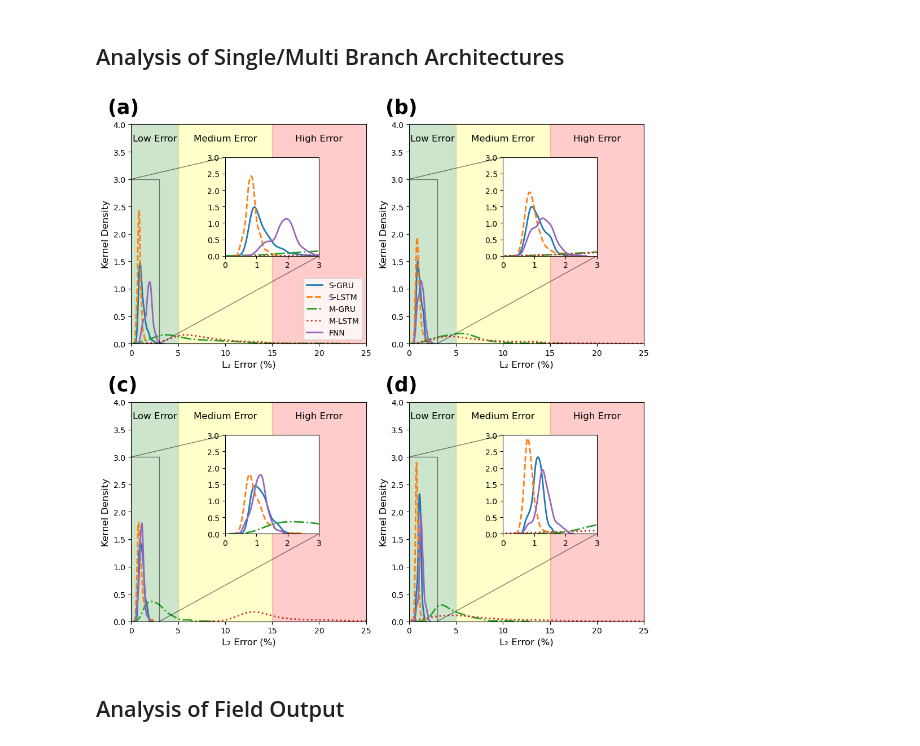
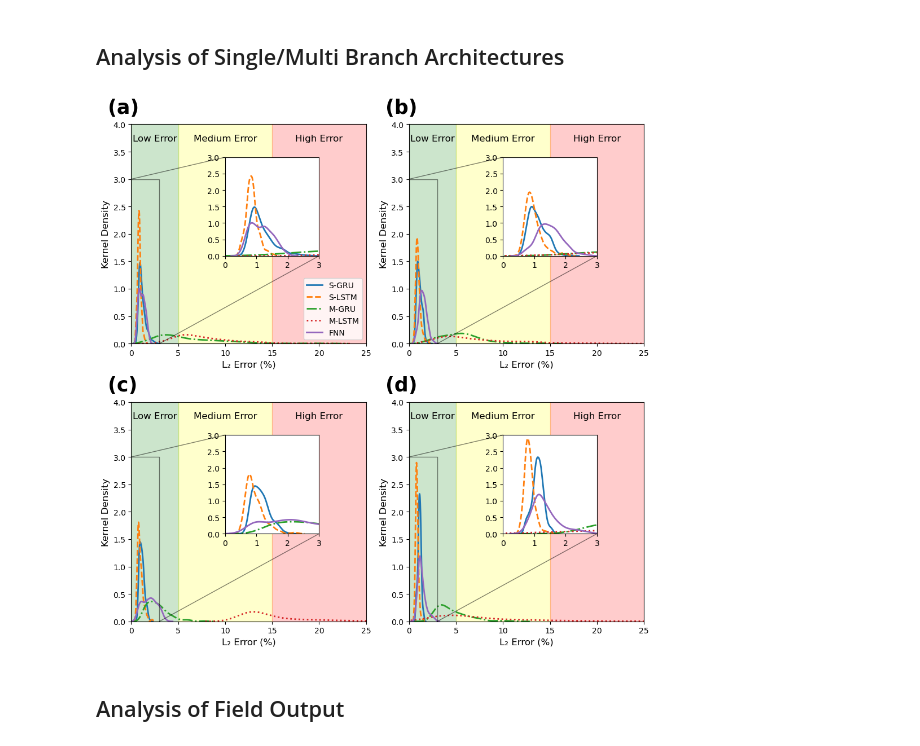
Before and after one commit to kkazuma19/CosmicRays-Operator, a Jupyter notebook: analysis.ipynb, the cells around one changed output. Cells and saved outputs as stored; diff of their text form; code cells hidden in the pictures.

```diff
--- a/analysis.ipynb
+++ b/analysis.ipynb
@@ -24,10 +24,10 @@ slstm_30 = np.load(sdata_dir + 'lstm_window_30_results.npy')[:, 3] * 100
 slstm_60 = np.load(sdata_dir + 'lstm_window_60_results.npy')[:, 3] * 100
 slstm_90 = np.load(sdata_dir + 'lstm_window_90_results.npy')[:, 3] * 100
 
-fnn_7 = np.load(sdata_dir + 'fnn_window_7_results.npy')[:, 3] * 100
-fnn_30 = np.load(sdata_dir + 'fnn_window_30_results.npy')[:, 3] * 100
-fnn_60 = np.load(sdata_dir + 'fnn_window_60_results.npy')[:, 3] * 100
-fnn_90 = np.load(sdata_dir + 'fnn_window_90_results.npy')[:, 3] * 100
+fnn_7 = np.load(sdata_dir + 'fnn_window_7_results_1.npy')[:, 3] * 100
+fnn_30 = np.load(sdata_dir + 'fnn_window_30_results_1.npy')[:, 3] * 100
+fnn_60 = np.load(sdata_dir + 'fnn_window_60_results_1.npy')[:, 3] * 100
+fnn_90 = np.load(sdata_dir + 'fnn_window_90_results_1.npy')[:, 3] * 100
 
 # Load multi-branch GRU/LSTM results
 mgru_7 = np.load(mdata_dir + 'gru_window_7_results.npy')[:, 3] * 100
@@ -84,34 +84,34 @@ for i, ax in enumerate(ax.flat):
     # Define zoom-in region
     x_zoom_min, x_zoom_max = 0, 3  # Region of interest for zooming
 
     # Adding zoomed-in inset (all models)
     axins = ax.inset_axes([0.4, 0.4, 0.4, 0.45])  # x, y, width, height
     for data, label, ls in zip(data_list[i], model_labels, line_styles):
         sns.kdeplot(data, ax=axins, label=label, linestyle=ls, linewidth=2)
 
     axins.set_xlim(x_zoom_min, x_zoom_max)  # Limit x-axis
     axins.set_ylim(0, 3.0)  # Limit y-axis
     axins.set_ylabel("")
 
 
     # Connect zoomed-in region to main plot
     ax.indicate_inset_zoom(axins, edgecolor="black")
 
     # Add shaded regions to indicate low, medium, and high error areas
     ax.axvspan(0, 5, color='green', alpha=0.2, label='Low Error')  # Low error zone
     ax.axvspan(5, 15, color='yellow', alpha=0.2, label='Medium Error')  # Medium error
     ax.axvspan(15, 25, color='red', alpha=0.2, label='High Error')  # High error
 
     # Add labels for error zones
     ax.text(2.5, 3.7, "Low Error", fontsize=12, ha='center', color='black')
     ax.text(10, 3.7, "Medium Error", fontsize=12, ha='center', color='black')
     ax.text(20, 3.7, "High Error", fontsize=12, ha='center', color='black')
 
 # Adjust layout for better spacing
 plt.tight_layout()
 plt.show()
 # %% [output]
-[figure, old version]
+[figure, new version]
 # %% [markdown]
 ## Analysis of Field Output
 # %%
```
Also changed, not shown: 32 other files.
